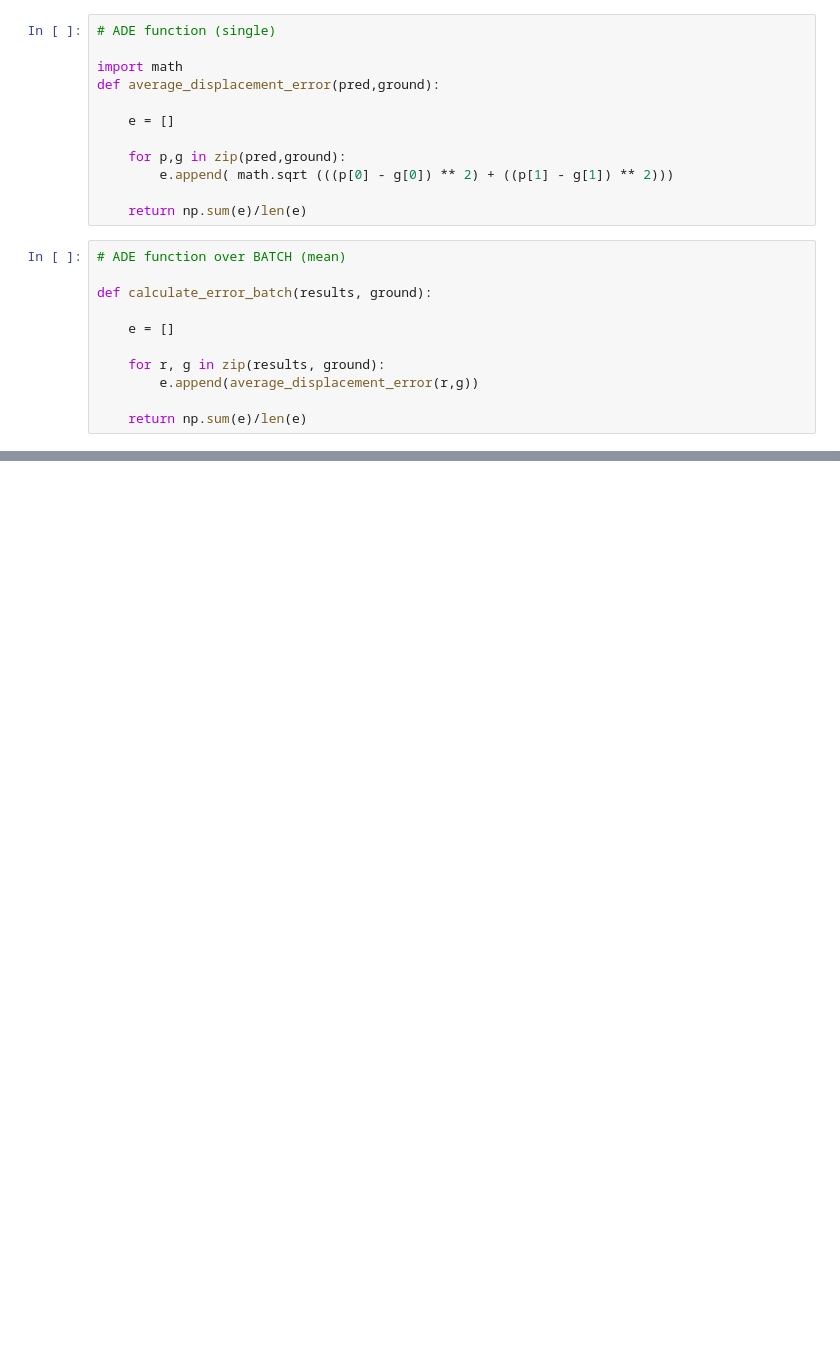
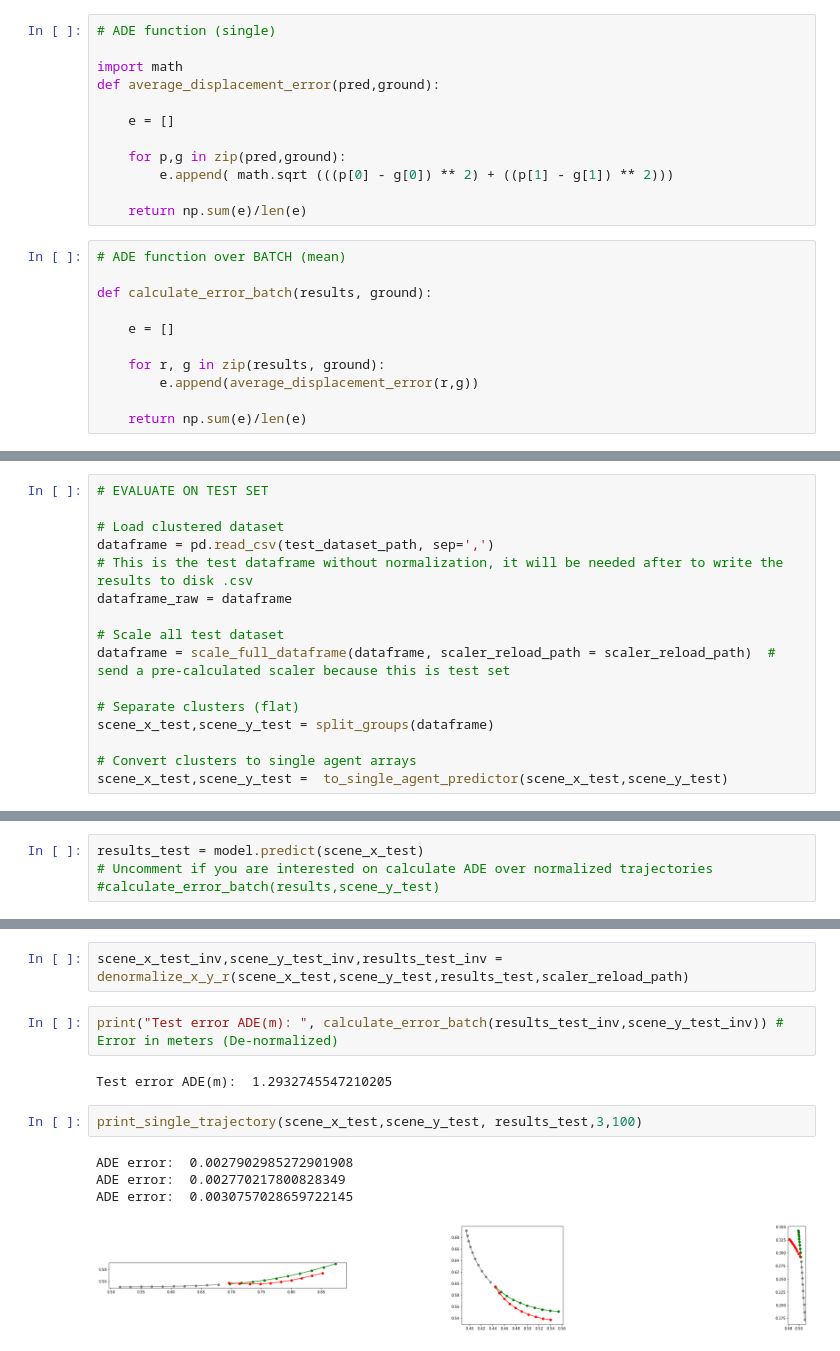
Before and after one commit to victorsergio/GNN-trajectory-prediction-2023, a Jupyter notebook: sac_baseline_model.ipynb, the cells around one changed output, grey strips where cells are left out. Drawn from its saved outputs; the diff is of its cells as text; blank space fills up the shorter version.

```diff
--- a/sac_baseline_model.ipynb
+++ b/sac_baseline_model.ipynb
@@ -904,0 +429,16 @@ print(treverse)
+# %%
+# EVALUATE ON TEST SET
+
+# Load clustered dataset
+dataframe = pd.read_csv(test_dataset_path, sep=',')
+# This is the test dataframe without normalization, it will be needed after to write the results to disk .csv
+dataframe_raw = dataframe
+
+# Scale all test dataset
+dataframe = scale_full_dataframe(dataframe, scaler_reload_path = scaler_reload_path)  # send a pre-calculated scaler because this is test set
+
+# Separate clusters (flat)
+scene_x_test,scene_y_test = split_groups(dataframe)
+
+# Convert clusters to single agent arrays
+scene_x_test,scene_y_test =  to_single_agent_predictor(scene_x_test,scene_y_test)
@@ -904,0 +448,4 @@ print(treverse)
+# %%
+results_test = model.predict(scene_x_test)
+# Uncomment if you are interested on calculate ADE over normalized trajectories
+#calculate_error_batch(results,scene_y_test)
@@ -904,0 +454,13 @@ print(treverse)
+# %%
+scene_x_test_inv,scene_y_test_inv,results_test_inv = denormalize_x_y_r(scene_x_test,scene_y_test,results_test,scaler_reload_path)
+# %%
+print("Test error ADE(m): ", calculate_error_batch(results_test_inv,scene_y_test_inv)) # Error in meters (De-normalized)
+# %% [output]
+Test error ADE(m):  1.2932745547210205
+# %%
+print_single_trajectory(scene_x_test,scene_y_test, results_test,3,100)
+# %% [output]
+ADE error:  0.0027902985272901908
+ADE error:  0.002770217800828349
+ADE error:  0.0030757028659722145
+[figure, added]
```
Also changed, not shown: parts of 115 cells of this notebook.
